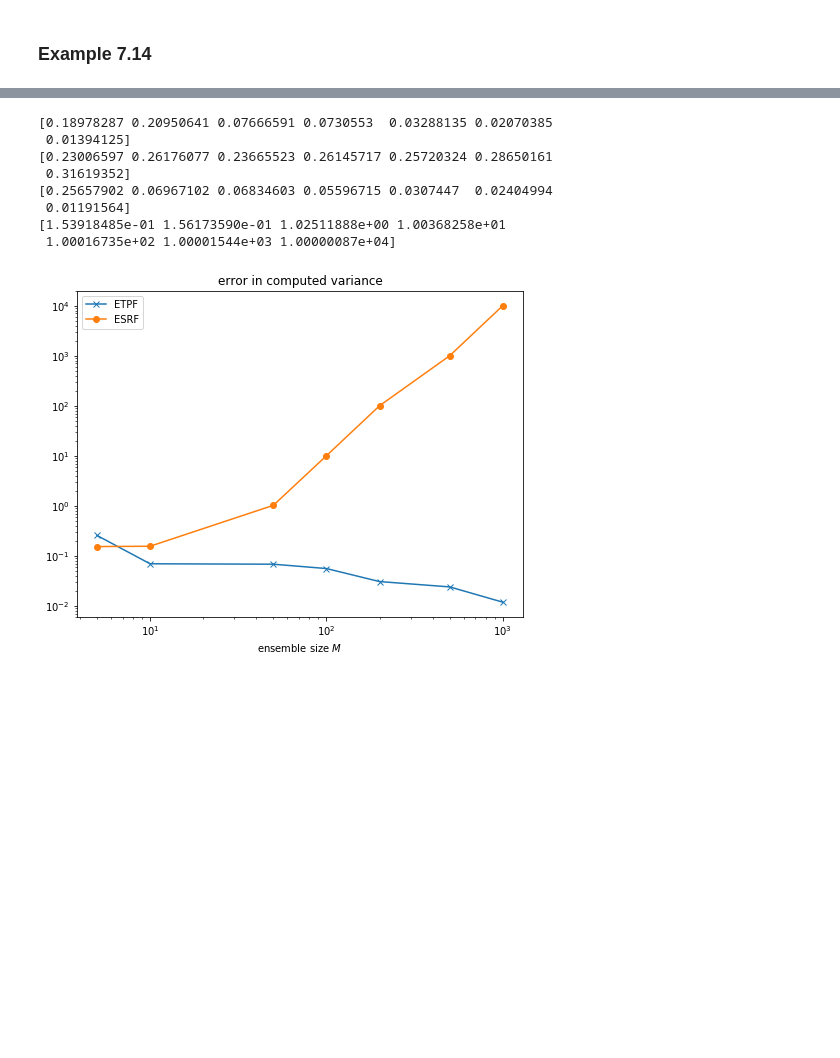
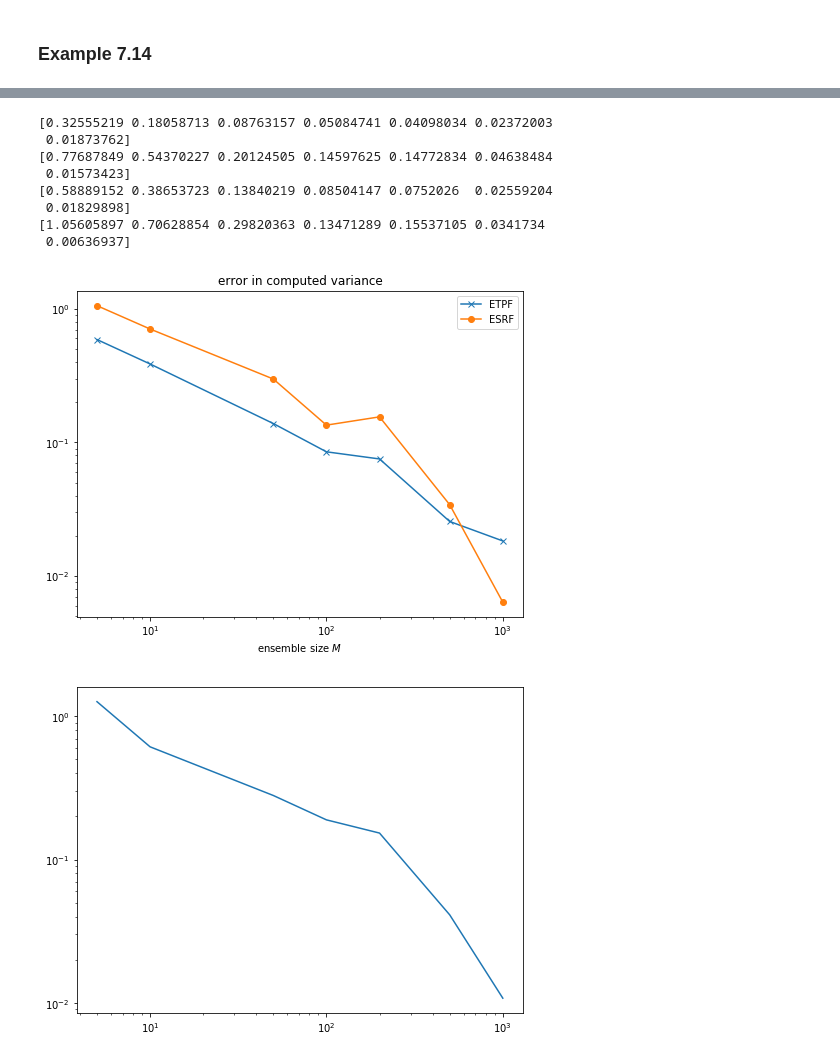
Before and after one commit to ray-chew/probabilistic_forecasting_examples, a Jupyter notebook: Chapter 7.ipynb, the cells around one changed output, grey strips where cells are left out. Cells and saved outputs as stored; diff of their text form; code cells hidden in the pictures; blank space fills up the shorter version.

```diff
--- a/Chapter 7.ipynb
+++ b/Chapter 7.ipynb
@@ -624,6 +624,7 @@ for J in range(L):
 
         # ESRF
         # ensemble perturbations / ensemble anomalies (eqn 7.19)
+        Zf = Zf.reshape(1,-1)
         PP = np.eye(M) - M * np.outer(w,w)
         dZf = np.dot(Zf,PP).reshape(1,-1)
         # Pmf (eqn 7.18)
@@ -631,15 +632,16 @@ for J in range(L):
 
         # get S according to eqn 7.22
         S = np.eye(M) + 1./(M-1) * np.dot(dZf.T,dZf) / R
-        SI = np.linalg.inv(S)
-        SS = sqrtm(SI)
+        SI = np.linalg.inv(S).real
+        SS = sqrtm(SI).real
 
         Zfm = np.sum(Zf)/M
         # eqn 7.24
-        w2 = w - 1./(M-1) * np.dot(SI,dZf) / R * (Zfm - yobs)
+        w2 = w - (1./(M-1) * np.dot(SI,dZf.T) / R * (Zfm - yobs)).T
 
         zmean2 = Zfm - Pf / (Pf + R) * (Zfm - yobs)
         dZa2 = np.dot(dZf,SS)
+
         Za2 = zmean2 * w * M + dZa2
 
         error11[J] += np.abs(np.mean(Za1) - .5)
@@ -675,4 +677,8 @@ plt.xlabel("ensemble size $M$")
 plt.title("error in computed variance")
 plt.legend()
 plt.show()
+
+fig3c = plt.figure(figsize=(8,6))
+plt.loglog(ensemble,error3)
+plt.show()
 # %% [output]
@@ -680,9 +686,10 @@ plt.show()
-[0.18978287 0.20950641 0.07666591 0.0730553  0.03288135 0.02070385
- 0.01394125]
-[0.23006597 0.26176077 0.23665523 0.26145717 0.25720324 0.28650161
- 0.31619352]
-[0.25657902 0.06967102 0.06834603 0.05596715 0.0307447  0.02404994
- 0.01191564]
-[1.53918485e-01 1.56173590e-01 1.02511888e+00 1.00368258e+01
- 1.00016735e+02 1.00001544e+03 1.00000087e+04]
+[0.32555219 0.18058713 0.08763157 0.05084741 0.04098034 0.02372003
+ 0.01873762]
+[0.77687849 0.54370227 0.20124505 0.14597625 0.14772834 0.04638484
+ 0.01573423]
+[0.58889152 0.38653723 0.13840219 0.08504147 0.0752026  0.02559204
+ 0.01829898]
+[1.05605897 0.70628854 0.29820363 0.13471289 0.15537105 0.0341734
+ 0.00636937]
-[figure, old version]
+[figure, new version]
+[figure, added]
```
Also changed, not shown: parts of 1 cell of this notebook.
